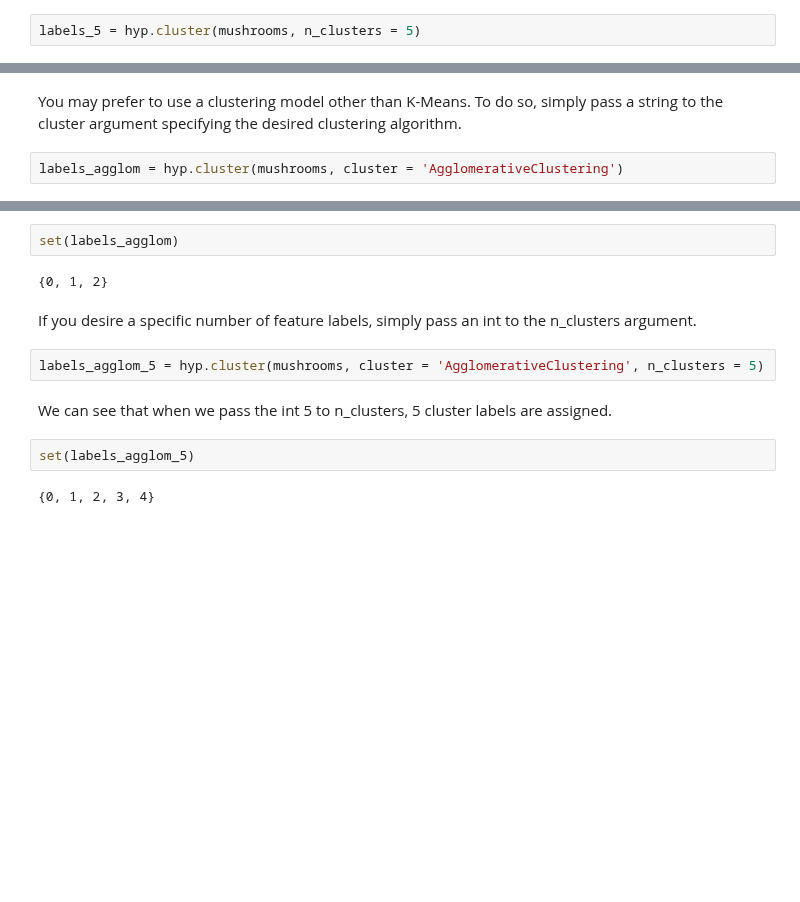
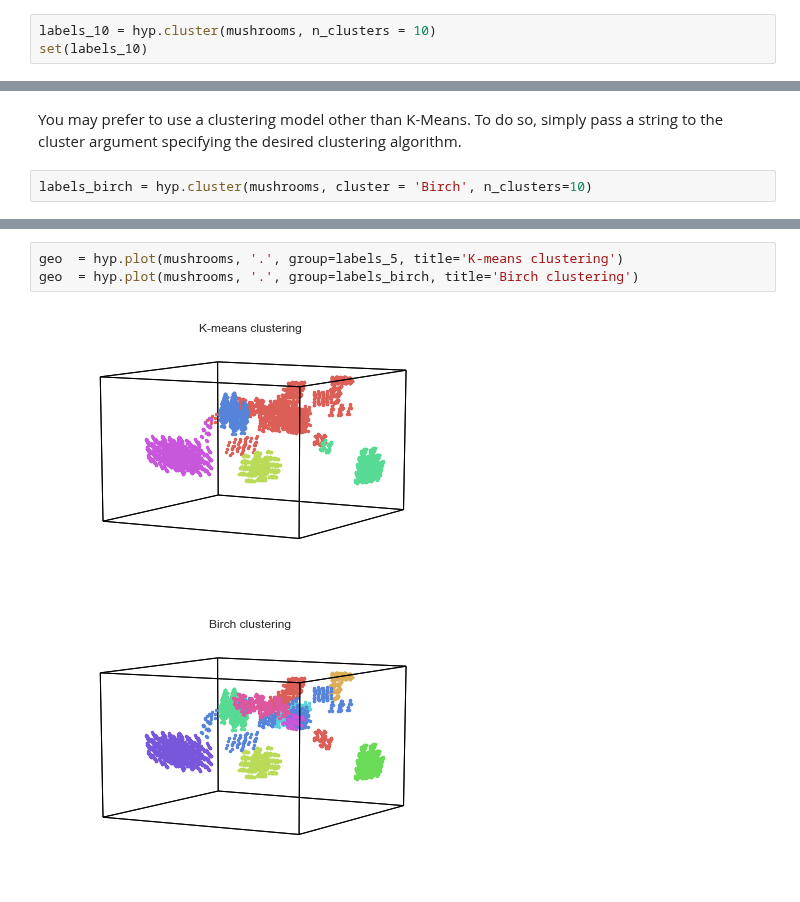
Before and after one commit to ContextLab/hypertools, a Jupyter notebook: docs/tutorials/cluster.ipynb, the cells around one changed output, grey strips where cells are left out. Saved outputs shown, nothing was run; the diff lists cells and outputs as text; blank space fills up the shorter version.

Commit message:
edits on cluster tutorial

```diff
--- a/docs/tutorials/cluster.ipynb
+++ b/docs/tutorials/cluster.ipynb
@@ -67,2 +46,3 @@ You can also specify the number of desired clusters by passing an int to the n_c
 # %%
-labels_5 = hyp.cluster(mushrooms, n_clusters = 5)
+labels_10 = hyp.cluster(mushrooms, n_clusters = 10)
+set(labels_10)
@@ -77,4 +53,4 @@ set(labels_5)
 # %% [markdown]
 You may prefer to use a clustering model other than K-Means. To do so, simply pass a string to the cluster argument specifying the desired clustering algorithm.
 # %%
-labels_agglom = hyp.cluster(mushrooms, cluster = 'AgglomerativeClustering')
+labels_birch = hyp.cluster(mushrooms, cluster = 'Birch', n_clusters=10)
@@ -103,14 +57,6 @@ We can see that the agglomerative clustering method assigns three feature labels
-# %%
-set(labels_agglom)
-# %% [output]
-{0, 1, 2}
-# %% [markdown]
-If you desire a specific number of feature labels, simply pass an int to the n_clusters argument.
-# %%
-labels_agglom_5 = hyp.cluster(mushrooms, cluster = 'AgglomerativeClustering', n_clusters = 5)
-# %% [markdown]
-We can see that when we pass the int 5 to n_clusters, 5 cluster labels are assigned.
-# %%
-set(labels_agglom_5)
-# %% [output]
-{0, 1, 2, 3, 4}
+# %%
+geo  = hyp.plot(mushrooms, '.', group=labels_5, title='K-means clustering')
+geo  = hyp.plot(mushrooms, '.', group=labels_birch, title='Birch clustering')
+# %% [output]
+[figure, added]
+[figure, added]
```
Also changed, not shown: parts of 16 cells of this notebook, 1 other file.
